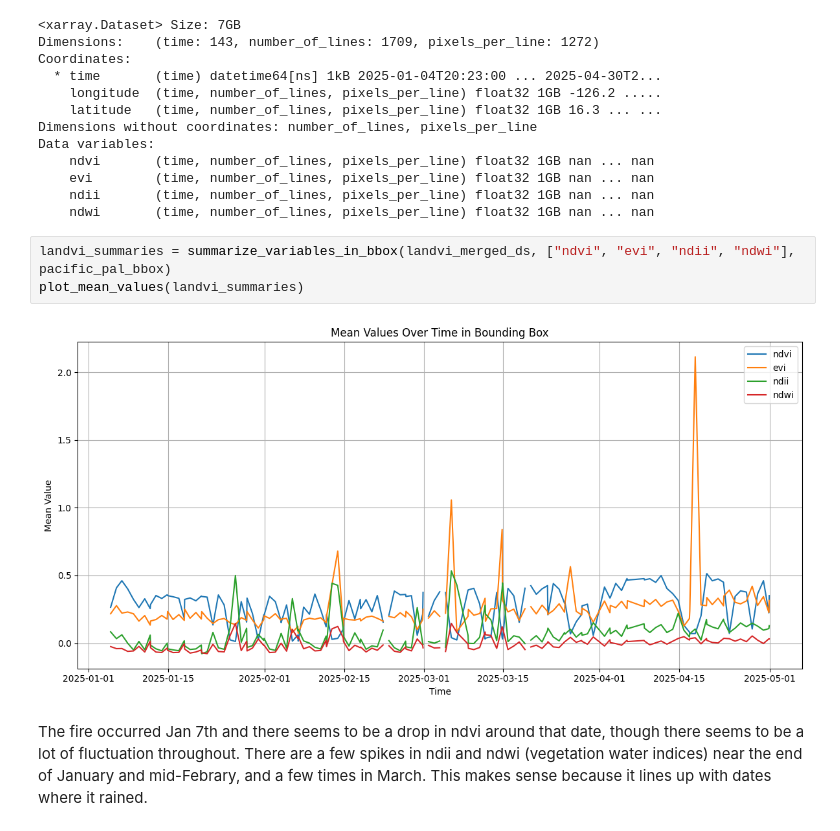
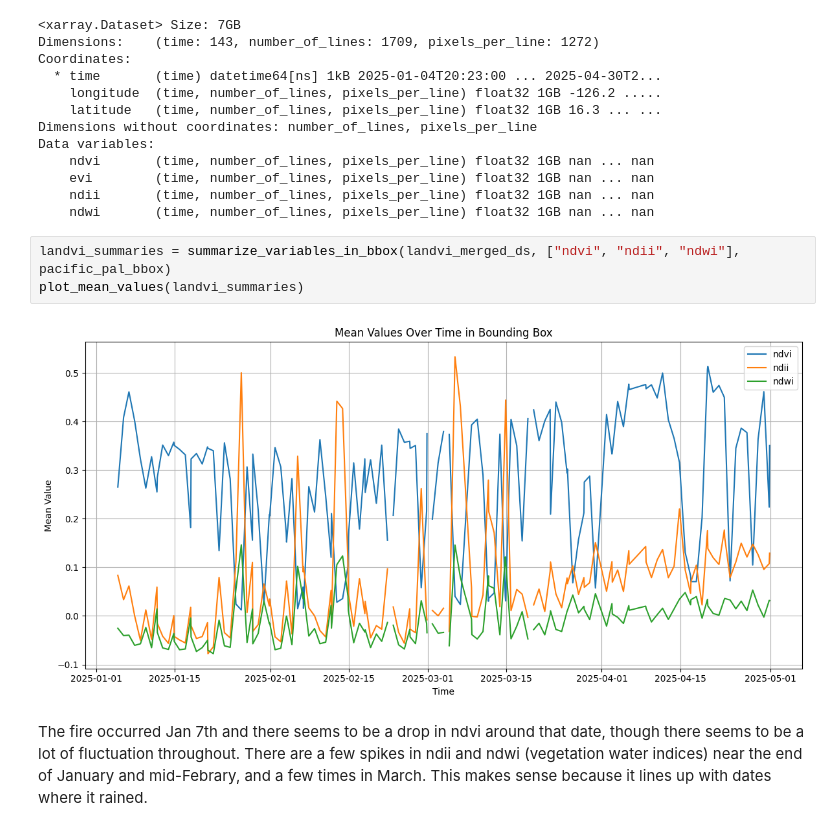
Before and after one commit to katelyn-wang/pace-wildfires, a Jupyter notebook: notebooks/la_fires_analysis.ipynb, the cells around one changed output. Drawn from its saved outputs; the diff is of its cells as text.

```diff
--- a/notebooks/la_fires_analysis.ipynb
+++ b/notebooks/la_fires_analysis.ipynb
@@ -459,9 +447,9 @@ Data variables:
     ndii       (time, number_of_lines, pixels_per_line) float32 1GB nan ... nan
     ndwi       (time, number_of_lines, pixels_per_line) float32 1GB nan ... nan
 # %%
-landvi_summaries = summarize_variables_in_bbox(landvi_merged_ds, ["ndvi", "evi", "ndii", "ndwi"], pacific_pal_bbox)
+landvi_summaries = summarize_variables_in_bbox(landvi_merged_ds, ["ndvi", "ndii", "ndwi"], pacific_pal_bbox)
 plot_mean_values(landvi_summaries)
 # %% [output]
-[figure, old version]
+[figure, new version]
 # %% [markdown]
 The fire occurred Jan 7th and there seems to be a drop in ndvi around that date, though there seems to be a lot of fluctuation throughout. There are a few spikes in ndii and ndwi (vegetation water indices) near the end of January and mid-Febrary, and a few times in March. This makes sense because it lines up with dates where it rained.
```
Also changed, not shown: parts of 10 cells of this notebook, 1 other file.
